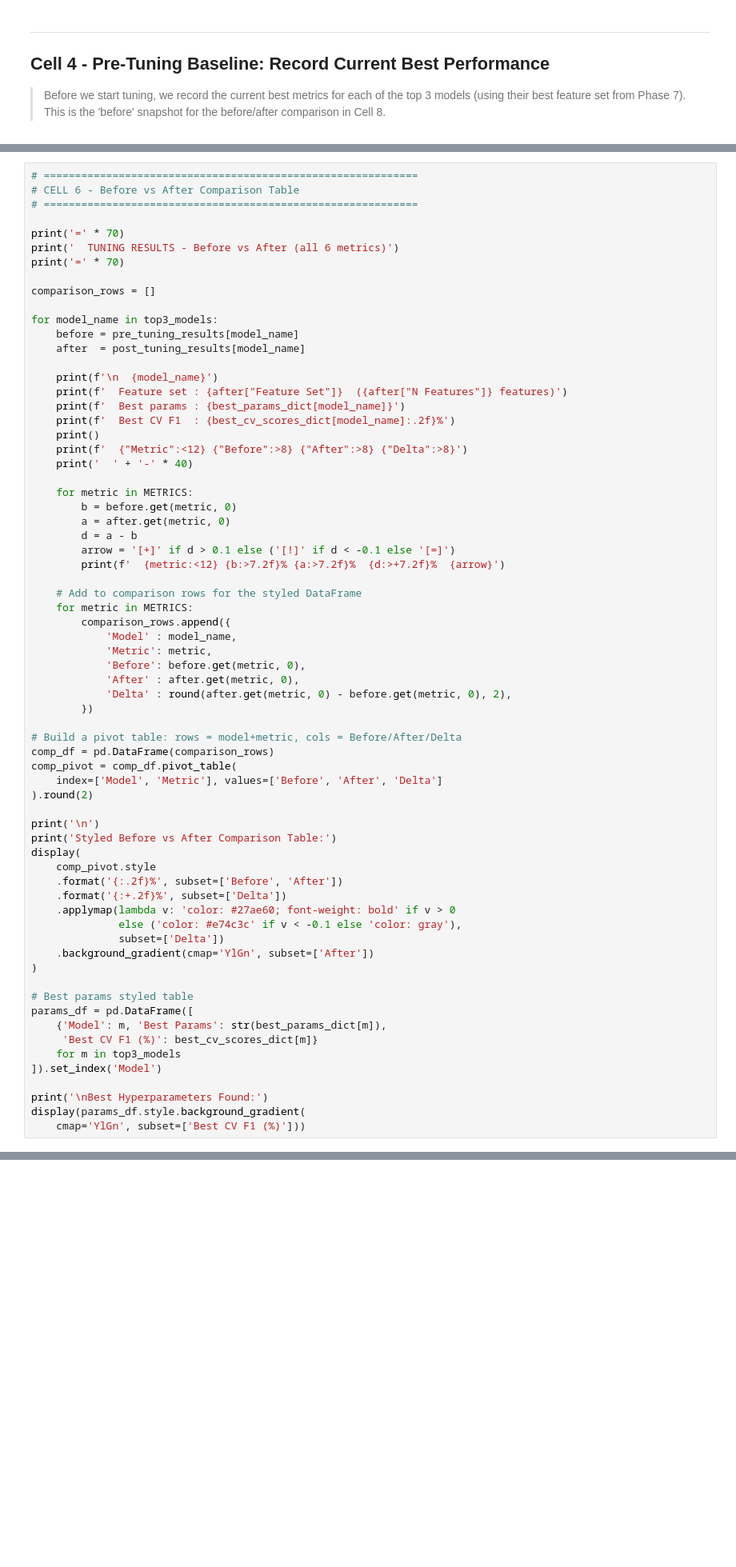
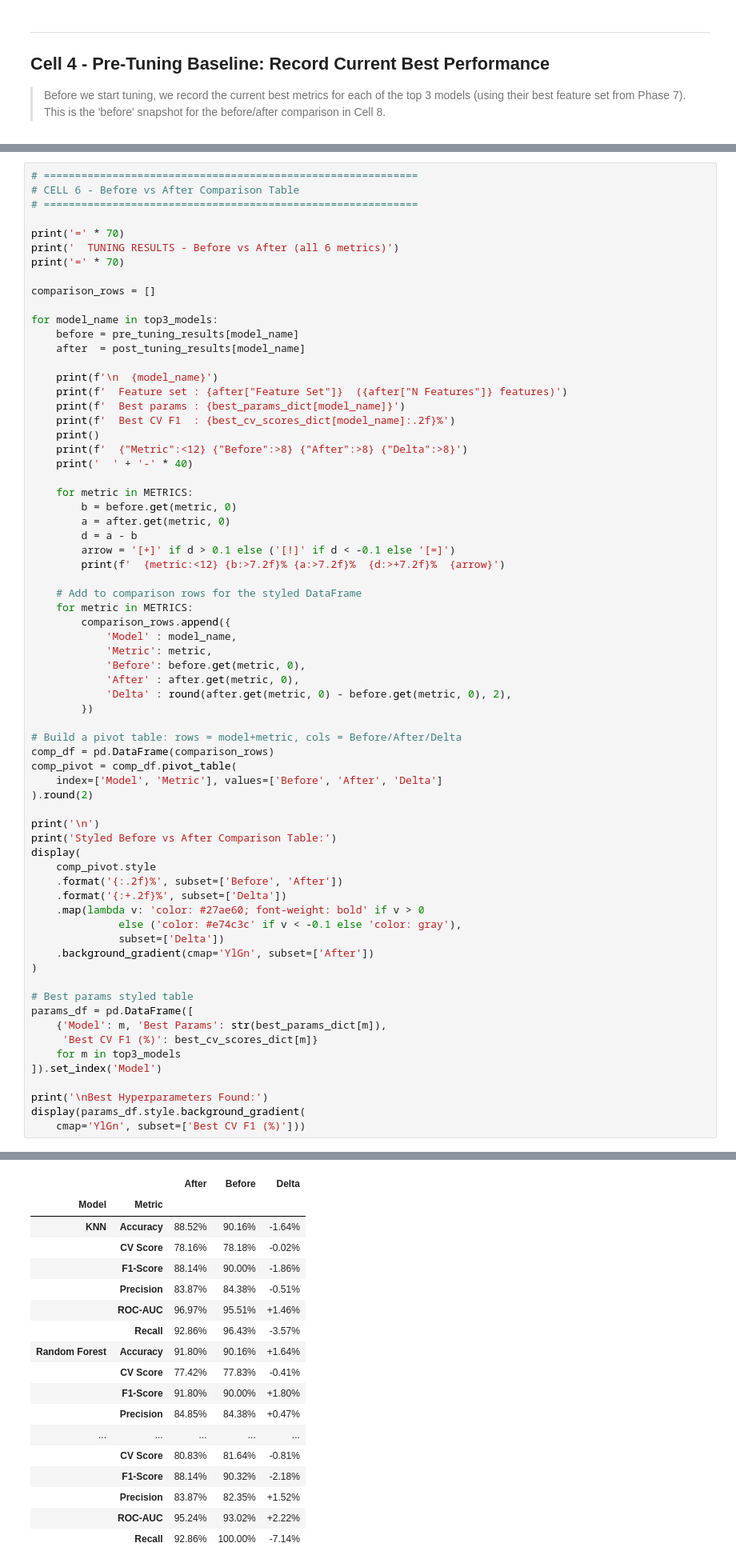
Before and after one commit to LayanJunaid/heart-disease-prediction, a Jupyter notebook: 09_hyperparameter_tuning.ipynb, the cells around one changed output, grey strips where cells are left out. Shown at 80% size. Drawn from its saved outputs; the diff is of its cells as text; blank space fills up the shorter version.

```diff
--- a/09_hyperparameter_tuning.ipynb
+++ b/09_hyperparameter_tuning.ipynb
@@ -662,7 +731,7 @@ display(
     comp_pivot.style
     .format('{:.2f}%', subset=['Before', 'After'])
     .format('{:+.2f}%', subset=['Delta'])
-    .applymap(lambda v: 'color: #27ae60; font-weight: bold' if v > 0
+    .map(lambda v: 'color: #27ae60; font-weight: bold' if v > 0
               else ('color: #e74c3c' if v < -0.1 else 'color: gray'),
               subset=['Delta'])
     .background_gradient(cmap='YlGn', subset=['After'])
@@ -678,3 +747,4 @@ params_df = pd.DataFrame([
 print('\nBest Hyperparameters Found:')
 display(params_df.style.background_gradient(
     cmap='YlGn', subset=['Best CV F1 (%)']))
+# %% [output]
@@ -680,0 +768,18 @@ display(params_df.style.background_gradient(
+|  |  | After | Before | Delta |
+| Model | Metric |  |  |  |
+| KNN | Accuracy | 88.52% | 90.16% | -1.64% |
+|  | CV Score | 78.16% | 78.18% | -0.02% |
+|  | F1-Score | 88.14% | 90.00% | -1.86% |
+|  | Precision | 83.87% | 84.38% | -0.51% |
+|  | ROC-AUC | 96.97% | 95.51% | +1.46% |
+|  | Recall | 92.86% | 96.43% | -3.57% |
+| Random Forest | Accuracy | 91.80% | 90.16% | +1.64% |
+|  | CV Score | 77.42% | 77.83% | -0.41% |
+|  | F1-Score | 91.80% | 90.00% | +1.80% |
+|  | Precision | 84.85% | 84.38% | +0.47% |
+| ... | ... | ... | ... | ... |
+|  | CV Score | 80.83% | 81.64% | -0.81% |
+|  | F1-Score | 88.14% | 90.32% | -2.18% |
+|  | Precision | 83.87% | 82.35% | +1.52% |
+|  | ROC-AUC | 95.24% | 93.02% | +2.22% |
+|  | Recall | 92.86% | 100.00% | -7.14% |
```
Also changed, not shown: parts of 14 cells of this notebook.
